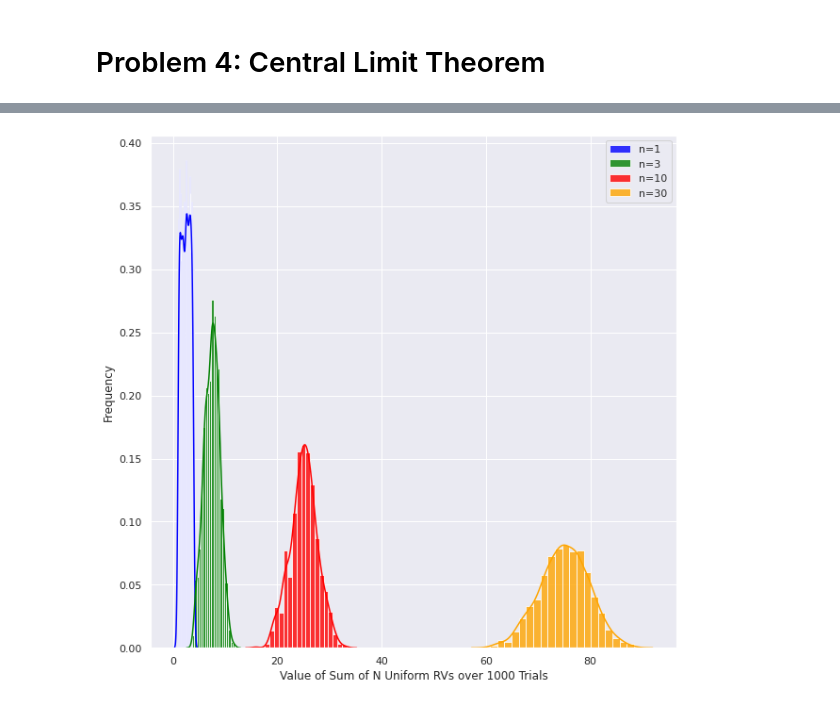
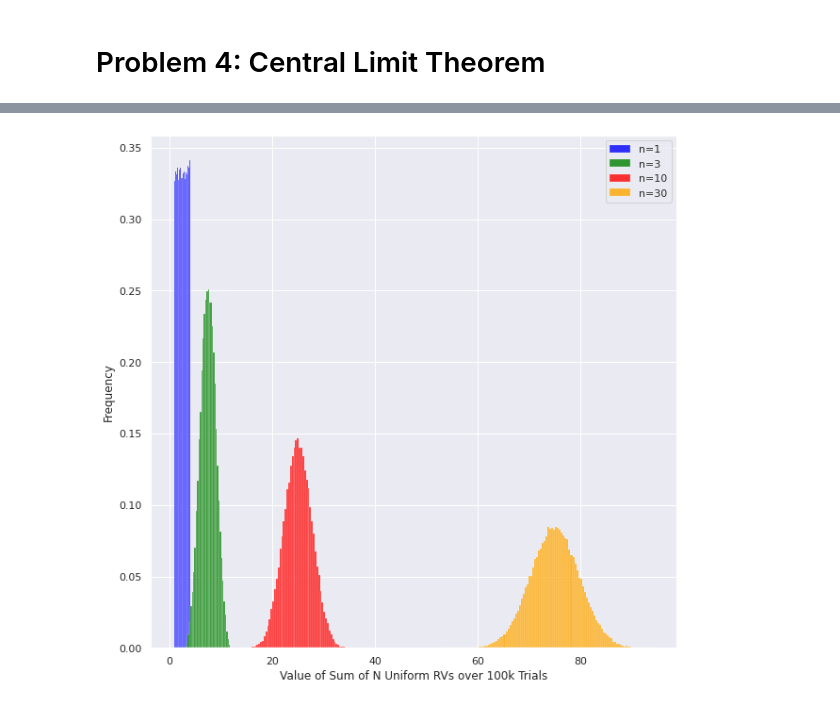
Before and after one commit to krauthammera/ee131a_finalproj, a Jupyter notebook: Problem4.ipynb, the cells around one changed output, grey strips where cells are left out. Saved outputs shown, nothing was run; the diff lists cells and outputs as text; code cells hidden in the pictures.

```diff
--- a/Problem4.ipynb
+++ b/Problem4.ipynb
@@ -11,7 +11,7 @@ sns.set(rc={'figure.figsize':(10,10)})
 # Problem 4: Central Limit Theorem
 # %%
 n_vec = [1, 3, 10, 30]
-n_trials = 1000
+n_trials = 100000
 
 colors = ['blue', 'green', 'red', 'orange']
 
@@ -29,14 +29,14 @@ for n in n_vec:
             value = get_xi()
             values.append(value)
 
-        sums.append(np.sum(values))
+        sums.append(np.sum(values)/n)
 
     plt.figure()
 
     ax = sns.distplot(sums,
-              bins=20,
+              bins=100,
               label="n={}".format(n),
-              kde=True,
+              kde=False,
               color=colors[n_vec.index(n)],
               hist_kws={"linewidth": 1,'alpha':0.8})
     ax.set(xlabel='Value of Sum of {} Uniform RVs in {} Trials'.format(n, n_trials), ylabel='Frequency')
@@ -49,34 +49,38 @@ for n in n_vec:
 # %%
 n_vec = [1, 3, 10, 30]
-n_trials = 1000
+n_trials = 100000
 
 colors = ['blue', 'green', 'red', 'orange']
 
 def get_xi():
     return np.random.uniform(1, 4)
+
+sums_list = []
 
 for n in n_vec:
     sums = []
 
     for i in range(0, n_trials):
 
         values = []
 
         for j in range(0, n):
             value = get_xi()
             values.append(value)
 
         sums.append(np.sum(values))
 
     #plt.figure()
+    sums_list.append(sums)
 
     ax = sns.distplot(sums,
-              bins=20,
+              bins=int(20*np.sqrt(n)),
+              hist=True,
               label="n={}".format(n),
-              kde=True,
+              kde=False,
               color=colors[n_vec.index(n)],
-              hist_kws={"linewidth": 1,'alpha':0.8})
-    ax.set(xlabel='Value of Sum of N Uniform RVs over {} Trials'.format(n_trials), ylabel='Frequency')
+              hist_kws={"linewidth": 0.25,'alpha': 0.8, "density": True})
+    ax.set(xlabel='Value of Sum of N Uniform RVs over {}k Trials'.format(int(n_trials/1000)), ylabel='Frequency')
     ax.legend()
 # %% [output]
-[figure, old version]
+[figure, new version]
```
Also changed, not shown: parts of 2 cells of this notebook.
